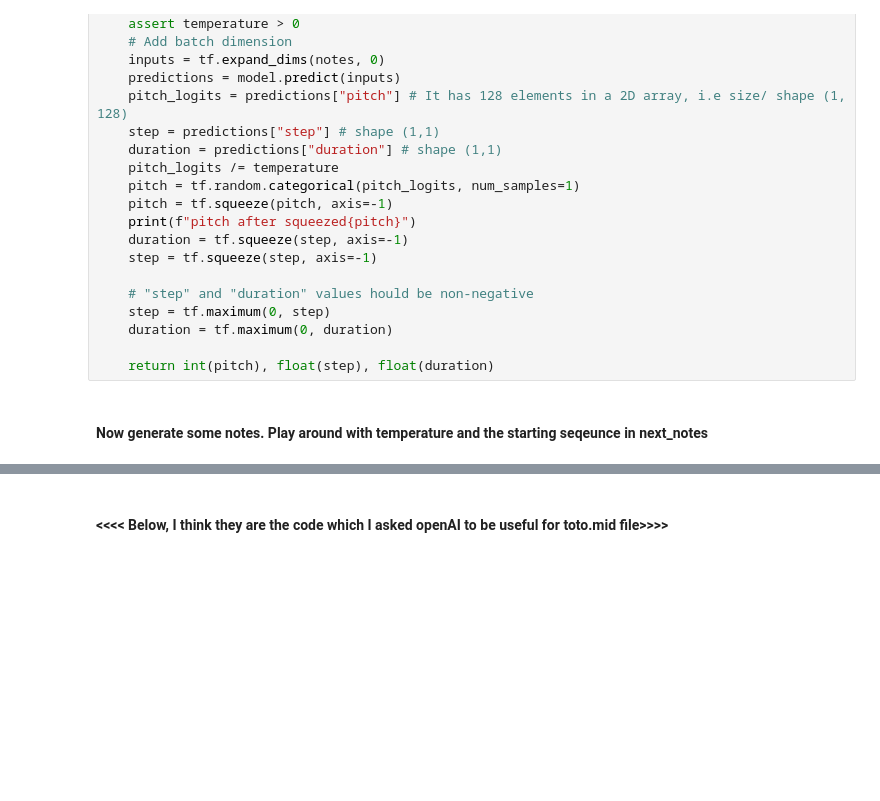
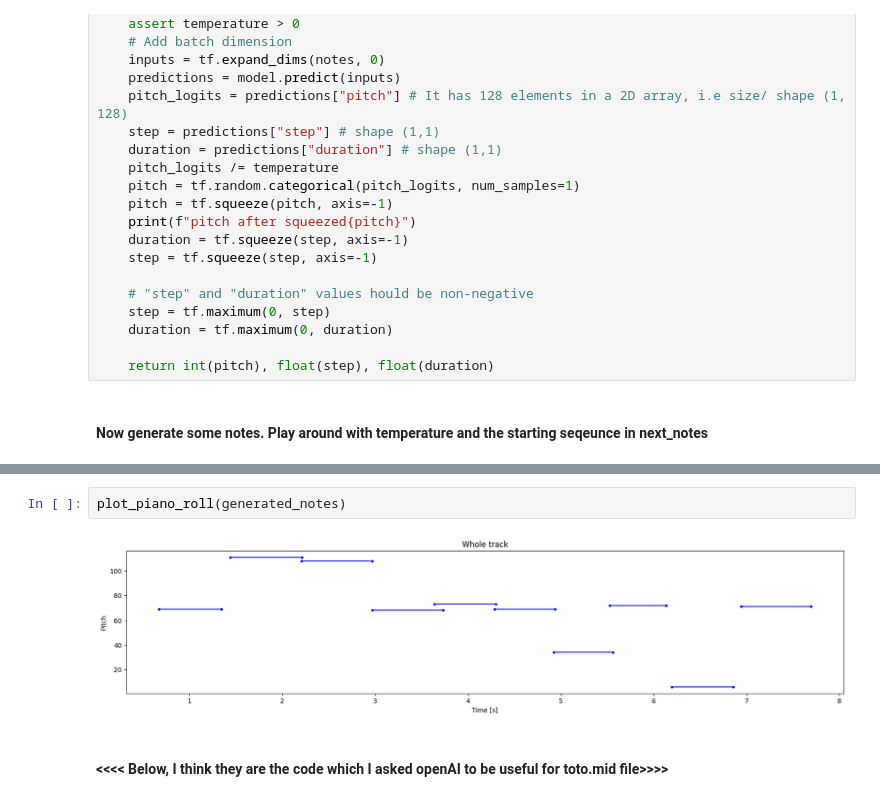
Before and after one commit to TombCrawler/myMusicGen, a Jupyter notebook: synthAi.ipynb, the cells around one changed output, grey strips where cells are left out. Saved outputs shown, nothing was run; the diff lists cells and outputs as text; blank space fills up the shorter version.

```diff
--- a/synthAi.ipynb
+++ b/synthAi.ipynb
@@ -527,6 +592,10 @@ out_pm = notes_to_midi(
 display_audio(out_pm)
 # %% [output]
 [interactive output not drawn]
+# %%
+plot_piano_roll(generated_notes)
+# %% [output]
+[figure, added]
 # %% [markdown]
 #### <<<< Below, I think they are the code which I asked openAI to be useful for toto.mid file>>>>
 # %%
```
Also changed, not shown: parts of 19 cells of this notebook, 2 other files.
